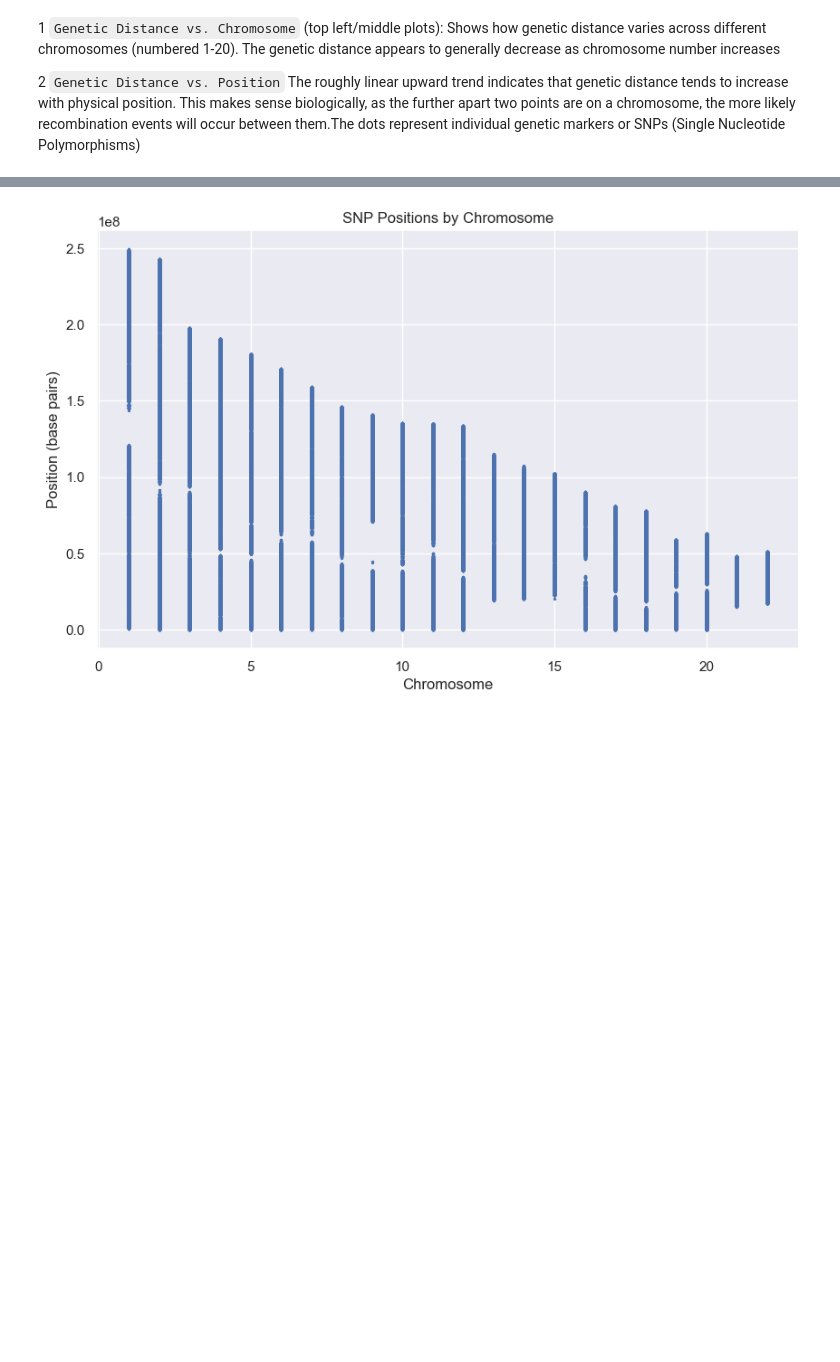
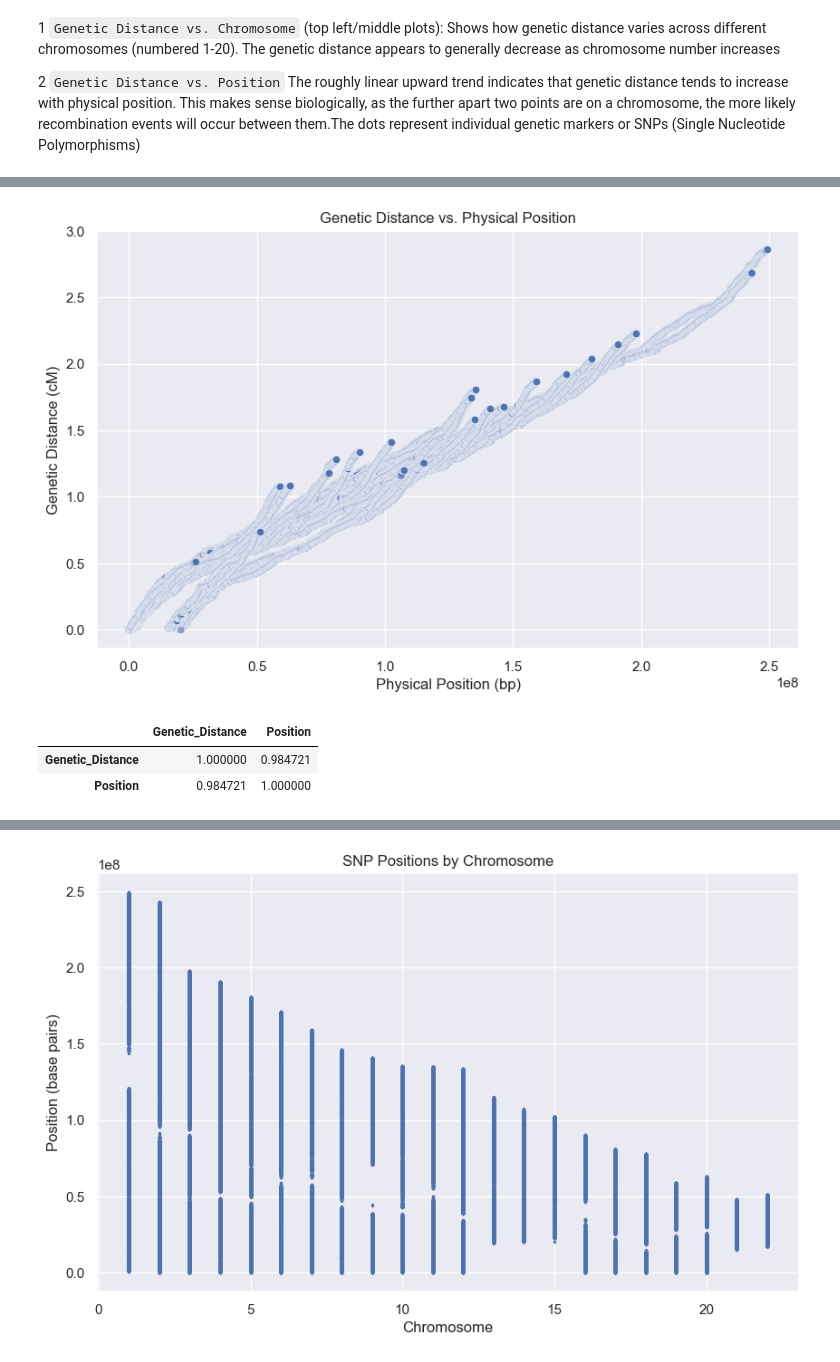
Before and after one commit to r-bashir/GenomeDiffusion, a Jupyter notebook: SNP.ipynb, the cells around one changed output, grey strips where cells are left out. Saved outputs shown, nothing was run; the diff lists cells and outputs as text; code cells hidden in the pictures; blank space fills up the shorter version.

```diff
--- a/SNP.ipynb
+++ b/SNP.ipynb
@@ -190,0 +214,15 @@ The roughly linear upward trend indicates that genetic distance tends to increas
+# %%
+plt.figure(figsize=(10, 6))
+sns.scatterplot(x=bim_df['Position'], y=bim_df['Genetic_Distance'], alpha=0.5)
+plt.xlabel('Physical Position (bp)')
+plt.ylabel('Genetic Distance (cM)')
+plt.title('Genetic Distance vs. Physical Position')
+plt.show()
+# %% [output]
+[figure, added]
+# %%
+bim_df[['Genetic_Distance', 'Position']].corr()
+# %% [output]
+|  | Genetic_Distance | Position |
+| Genetic_Distance | 1.000000 | 0.984721 |
+| Position | 0.984721 | 1.000000 |
```
Also changed, not shown: parts of 7 cells of this notebook.
